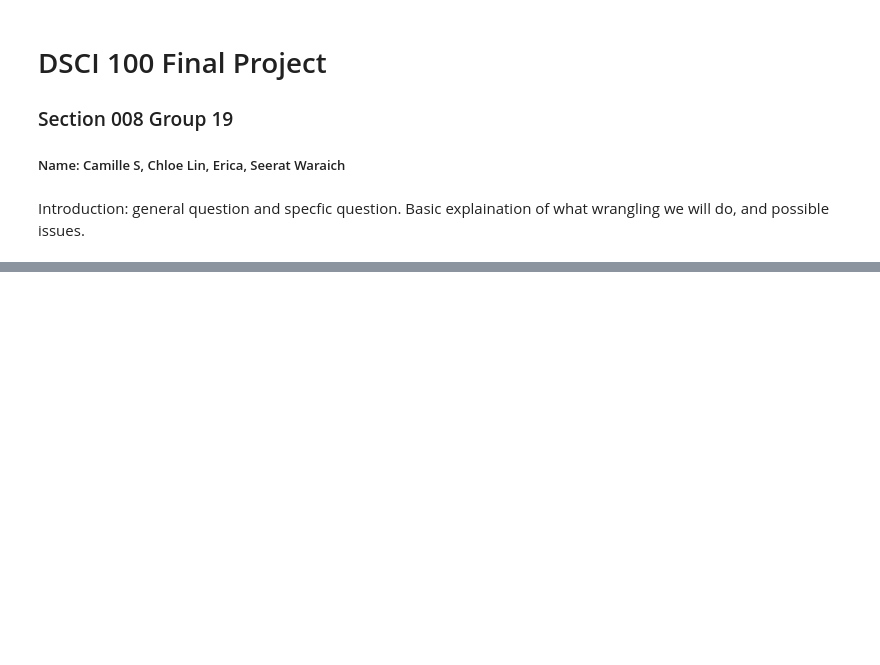
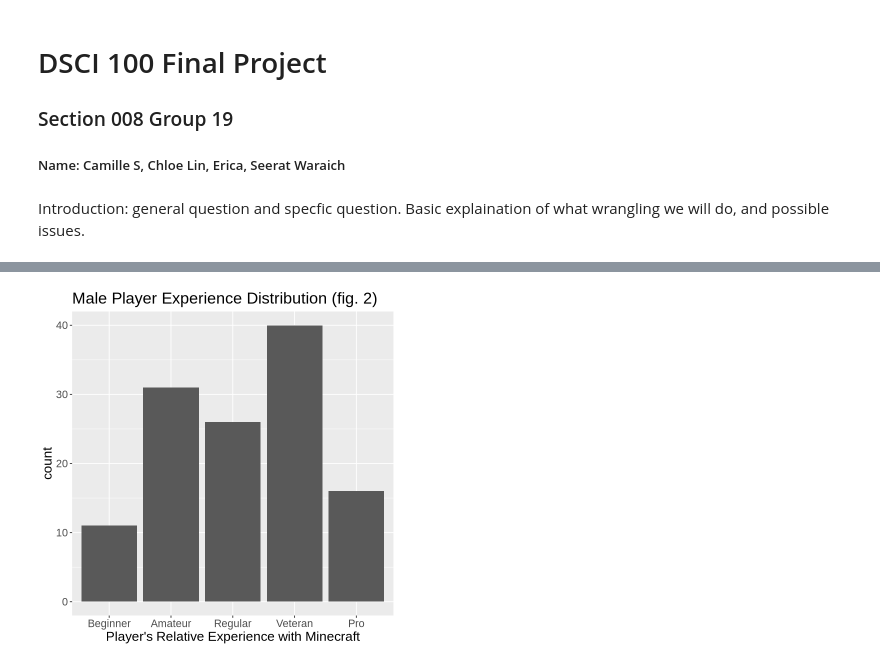
Before and after one commit to camillesnyder/Final-Project, a Jupyter notebook: Final-Project.ipynb, the cells around one changed output, grey strips where cells are left out. Drawn from its saved outputs; the diff is of its cells as text; code cells hidden in the pictures; blank space fills up the shorter version.

```diff
--- a/Final-Project.ipynb
+++ b/Final-Project.ipynb
@@ -55,0 +40,16 @@ dbl (2): original_start_time, original_end_time
+# %%
+#wrangling data by changing experience to a numerical vector so straightline calculations can be performed
+#selecting played_hours vector, experience vector, and people who identify as male as predictors, and subscribe variable as the response
+players_wrang <- players_data|>
+    select(played_hours, experience, subscribe)|>
+    mutate( experience = as_factor(experience))|>
+    mutate( experience = fct_recode(experience,
+                                    "1" = "Beginner",
+                                    "2" = "Amateur",
+                                    "3" = "Regular",
+                                    "4" = "Veteran",
+                                    "5" = "Pro"))|>
+    mutate(experience = as.numeric(experience))|>
+    mutate(subscribe = as_factor(subscribe))
+
+dim(players_wrang)
@@ -55,0 +93,17 @@ dbl (2): original_start_time, original_end_time
+# %%
+experience_distribution_after_wrang <- players_wrang |>
+    mutate( experience = as_factor(experience))|>
+    mutate( experience = fct_recode(experience,
+                                    "Beginner" = "1",
+                                    "Amateur" = "2",
+                                    "Regular" = "3",
+                                    "Veteran" = "4",
+                                    "Pro" = "5"))|>
+    ggplot( aes(x= experience))+
+    geom_histogram(stat = "count")+
+    labs(x= "Player's Relative Experience with Minecraft",
+        title = "Male Player Experience Distribution (fig. 2)")+
+    theme( text = element_text(size = 16))
+
+experience_distribution_after_wrang
+# %% [output]
@@ -55,0 +112 @@ dbl (2): original_start_time, original_end_time
+[figure, added]
```
Also changed, not shown: parts of 12 cells of this notebook.
